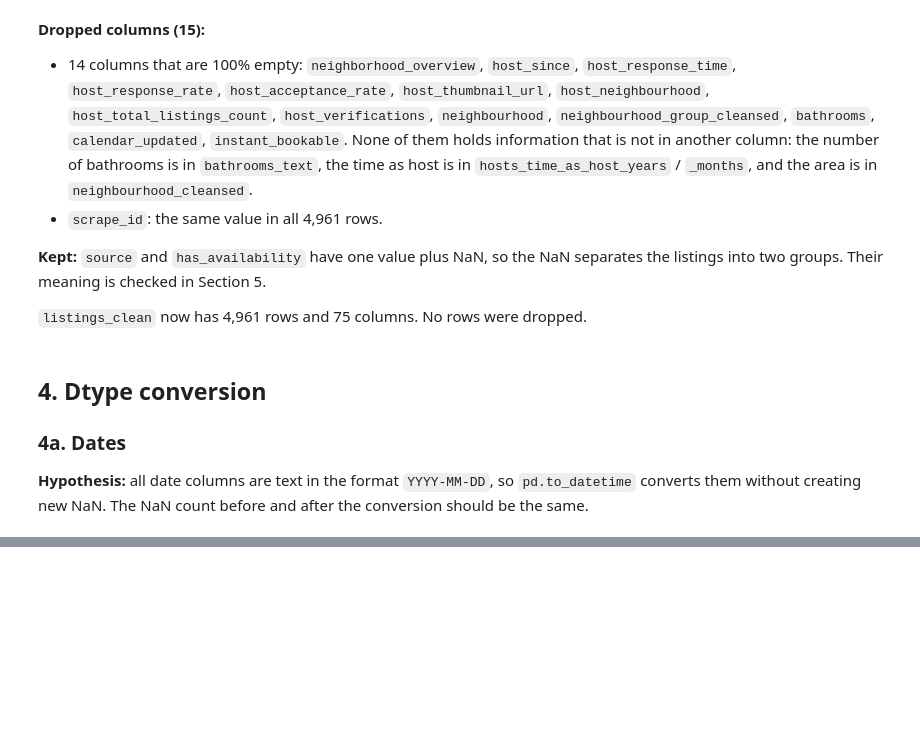
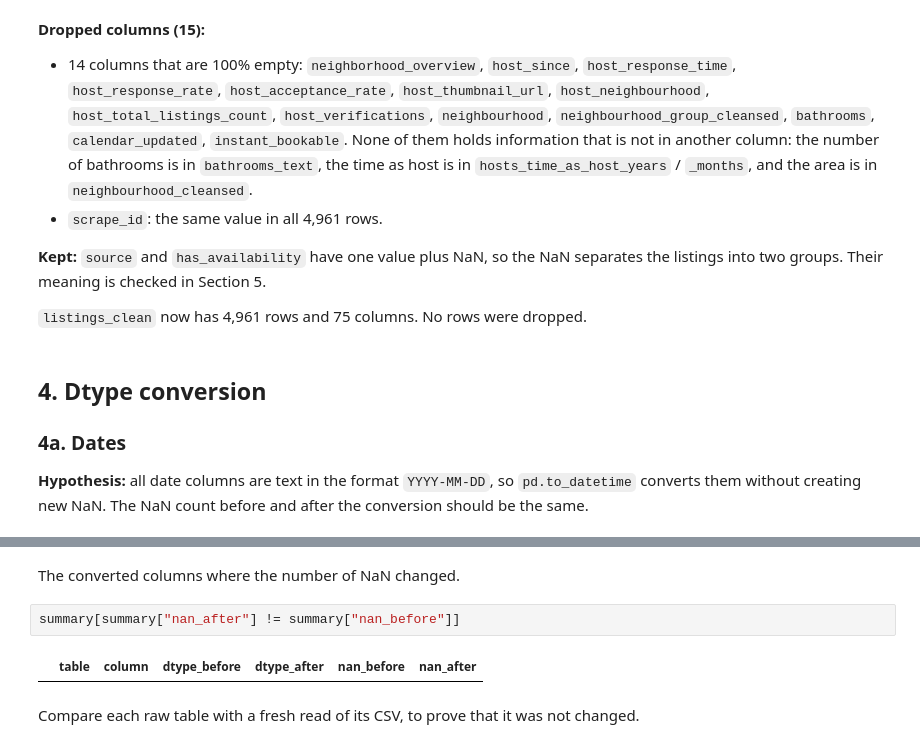
Before and after one commit to kallistratis/thessaloniki-airbnb-analysis, a Jupyter notebook: 01_data_cleaning.ipynb, the cells around one changed output, grey strips where cells are left out. Cells and saved outputs as stored; diff of their text form; blank space fills up the shorter version.

```diff
--- a/01_data_cleaning.ipynb
+++ b/01_data_cleaning.ipynb
@@ -537,0 +935,8 @@ The same check for the `date` column of `calendar` and `reviews`.
+# %% [markdown]
+The converted columns where the number of NaN changed.
+# %%
+summary[summary["nan_after"] != summary["nan_before"]]
+# %% [output]
+|  | table | column | dtype_before | dtype_after | nan_before | nan_after |
+# %% [markdown]
+Compare each raw table with a fresh read of its CSV, to prove that it was not changed.
```
Also changed, not shown: parts of 66 cells of this notebook.
